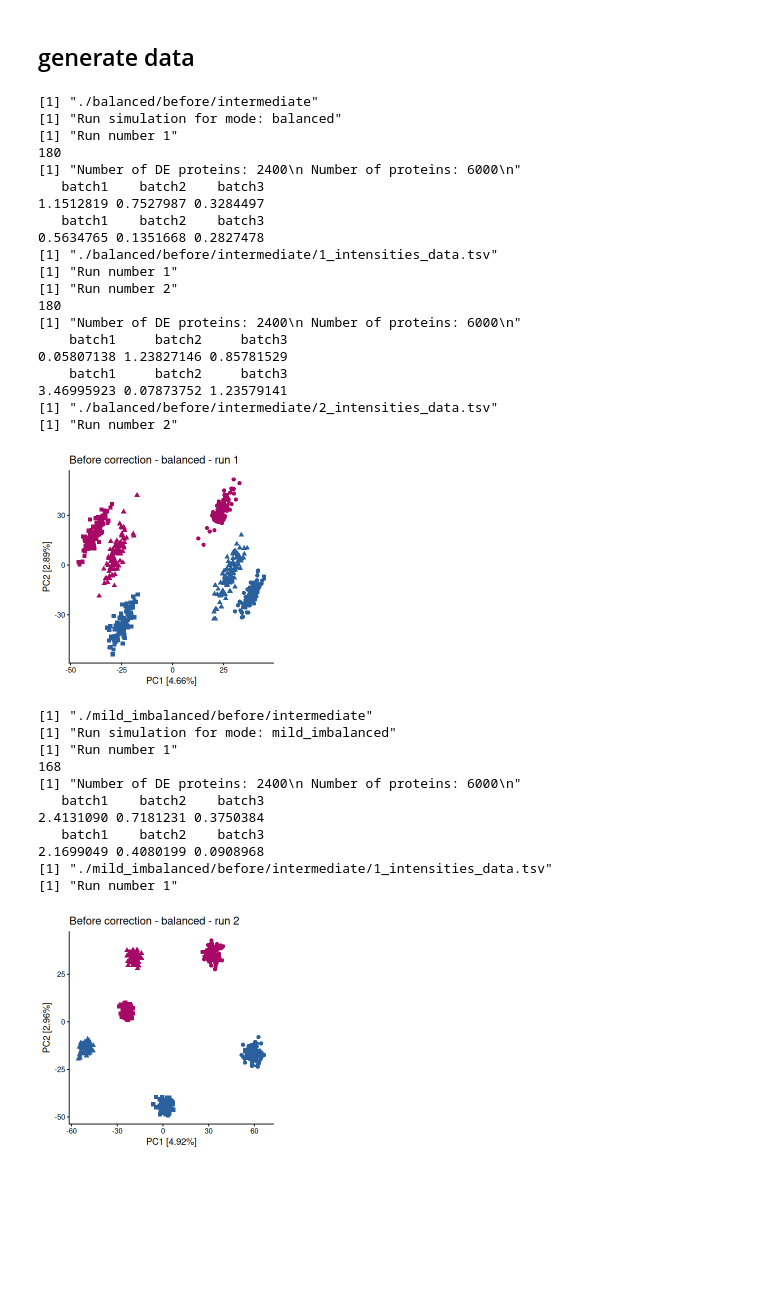
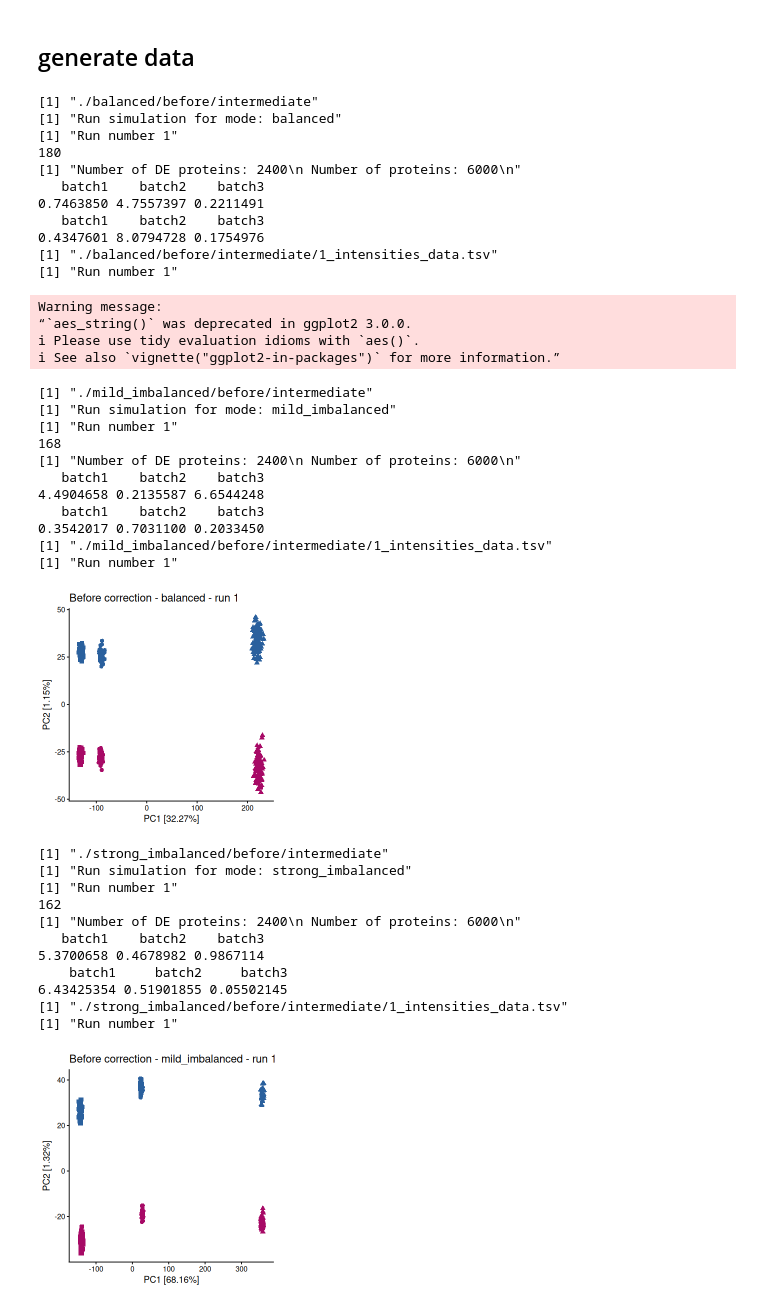
Before and after one commit to Freddsle/fedRBE, a Jupyter notebook: evaluation_data/simulated_rotation/00_data_simulation.ipynb, the cells around one changed output. Saved outputs shown, nothing was run; the diff lists cells and outputs as text; code cells hidden in the pictures; blank space fills up the shorter version.

```diff
--- a/evaluation_data/simulated_rotation/00_data_simulation.ipynb
+++ b/evaluation_data/simulated_rotation/00_data_simulation.ipynb
@@ -61,7 +58,7 @@ getwd()
 # %%
 workdir <- "./"
 
-number_of_runs = 2
+number_of_runs = 1
 
 mu_1 = 1.45
 mu_4 = 1.25
@@ -130,8 +127,14 @@ for (mode in c("balanced",
         print(paste0("Number of DE proteins: ", number_DE, "\n", " Number of proteins: ", nrow(result), "\n"))
 
         # second, add batch effects with rotation
-        attr(batch_info, "rotation") <- list(batch = "batch2", angle_deg = 60, pc = 1)
-        data_with_batch_effects <- add_batch_effect(as.matrix(result), batch_info) %>% as.data.frame()
+        attr(batch_info, "rotation") <- list(batch = "batch2", angle_deg = 4, pc = 1)
+        data_with_batch_effects <- add_batch_effect(
+                as.matrix(result), batch_info,
+                mean_additive = sample(c(3, 4.7, -4.5)),
+                sd_additive = sample(c(1.5, 1.5, 2.5)),
+                shape_multiplicative = sample(c(3, 1, 5))
+            ) %>%
+            as.data.frame()
 
         # Add missing values
         # data_with_batch_effects_missing <- simulateMissingValues(data_with_batch_effects, alpha = 0.2, beta = 0.5)
@@ -155,54 +158,60 @@ for (mode in c("balanced",
             plot <- pca_plot(
                 data_with_batch_effects_missing, batch_info,
                 title = paste("Before correction - ", mode, " - run ", j, sep=""),
                 quantitative_col_name = "file",
                 col_col = "condition", shape_col="batch", show_legend=F, cbPalette=c("#a70a66", "#2a609d"))
             print(plot)
             # save plot to file
             check_dirs(paste0(generated_data_directory, "/plots/"))
             ggsave(paste0(generated_data_directory, "/plots/", j, "_PCA_before_correction.png"), plot, width=4, height=4)
         }
 
     }
     batch_info$lab <- mutate(batch_info,
         lab =ifelse(batch == "batch1", "lab1",
             ifelse(batch == "batch2", "lab2", "lab3")))$lab
     batch_info$batch <- NULL
     # write batch info
     check_dirs(paste0(workdir, "/", mode))
     write.table(batch_info, paste0(workdir, "/", mode, "/all_metadata.tsv"), sep = "\t")
 }
 # %% [output]
 [1] "./balanced/before/intermediate"
 [1] "Run simulation for mode: balanced"
 [1] "Run number 1"
 180
 [1] "Number of DE proteins: 2400\n Number of proteins: 6000\n"
    batch1    batch2    batch3
-1.1512819 0.7527987 0.3284497
+0.7463850 4.7557397 0.2211491
    batch1    batch2    batch3
-0.5634765 0.1351668 0.2827478
+0.4347601 8.0794728 0.1754976
 [1] "./balanced/before/intermediate/1_intensities_data.tsv"
 [1] "Run number 1"
-[1] "Run number 2"
-180
-[1] "Number of DE proteins: 2400\n Number of proteins: 6000\n"
-    batch1     batch2     batch3
-0.05807138 1.23827146 0.85781529
-    batch1     batch2     batch3
-3.46995923 0.07873752 1.23579141
-[1] "./balanced/before/intermediate/2_intensities_data.tsv"
-[1] "Run number 2"
+Warning message:
+“`aes_string()` was deprecated in ggplot2 3.0.0.
+ℹ Please use tidy evaluation idioms with `aes()`.
+ℹ See also `vignette("ggplot2-in-packages")` for more information.”
+[1] "./mild_imbalanced/before/intermediate"
+[1] "Run simulation for mode: mild_imbalanced"
+[1] "Run number 1"
+168
+[1] "Number of DE proteins: 2400\n Number of proteins: 6000\n"
+   batch1    batch2    batch3
+4.4904658 0.2135587 6.6544248
+   batch1    batch2    batch3
+0.3542017 0.7031100 0.2033450
+[1] "./mild_imbalanced/before/intermediate/1_intensities_data.tsv"
+[1] "Run number 1"
-[figure, old version]
+[figure, new version]
-[1] "./mild_imbalanced/before/intermediate"
-[1] "Run simulation for mode: mild_imbalanced"
-[1] "Run number 1"
-168
-[1] "Number of DE proteins: 2400\n Number of proteins: 6000\n"
-   batch1    batch2    batch3
-2.4131090 0.7181231 0.3750384
-   batch1    batch2    batch3
-2.1699049 0.4080199 0.0908968
-[1] "./mild_imbalanced/before/intermediate/1_intensities_data.tsv"
-[1] "Run number 1"
+[1] "./strong_imbalanced/before/intermediate"
+[1] "Run simulation for mode: strong_imbalanced"
+[1] "Run number 1"
+162
+[1] "Number of DE proteins: 2400\n Number of proteins: 6000\n"
+   batch1    batch2    batch3
+5.3700658 0.4678982 0.9867114
+    batch1     batch2     batch3
+6.43425354 0.51901855 0.05502145
+[1] "./strong_imbalanced/before/intermediate/1_intensities_data.tsv"
+[1] "Run number 1"
-[figure, old version]
+[figure, new version]
```
Also changed, not shown: parts of 2 cells of this notebook, 20 other files.
